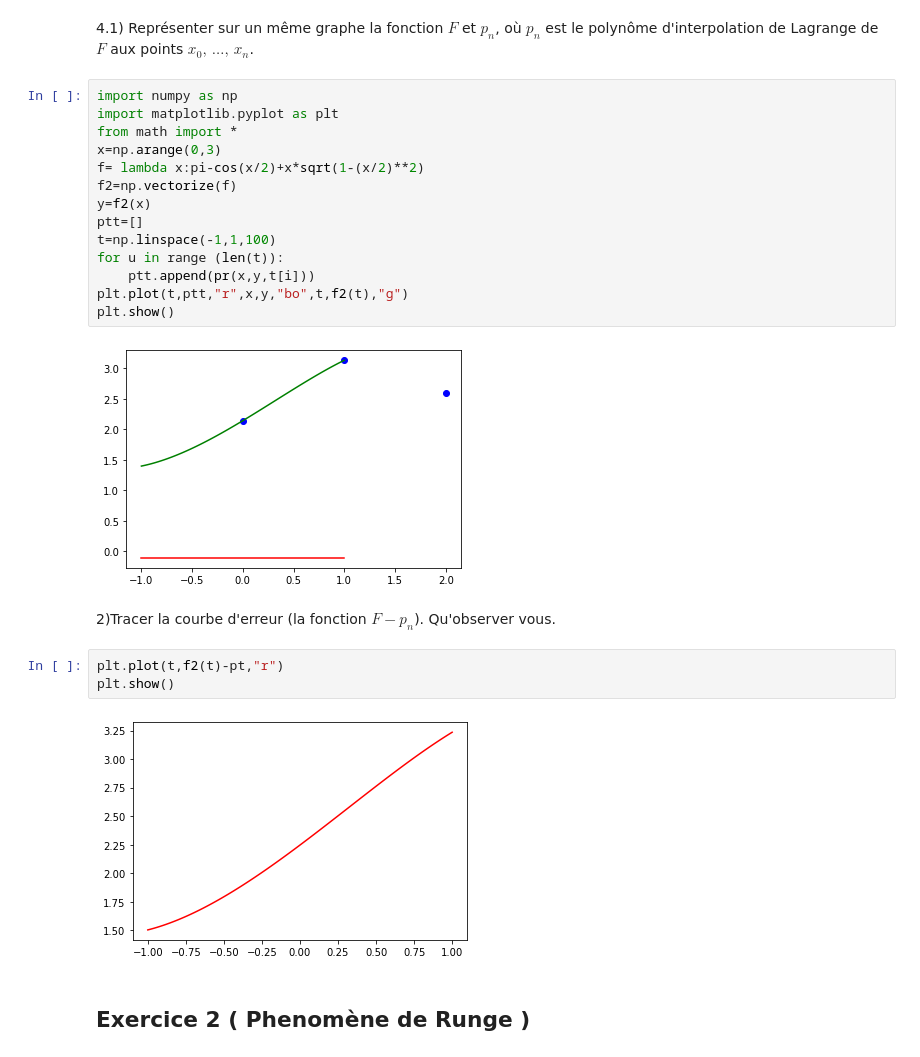
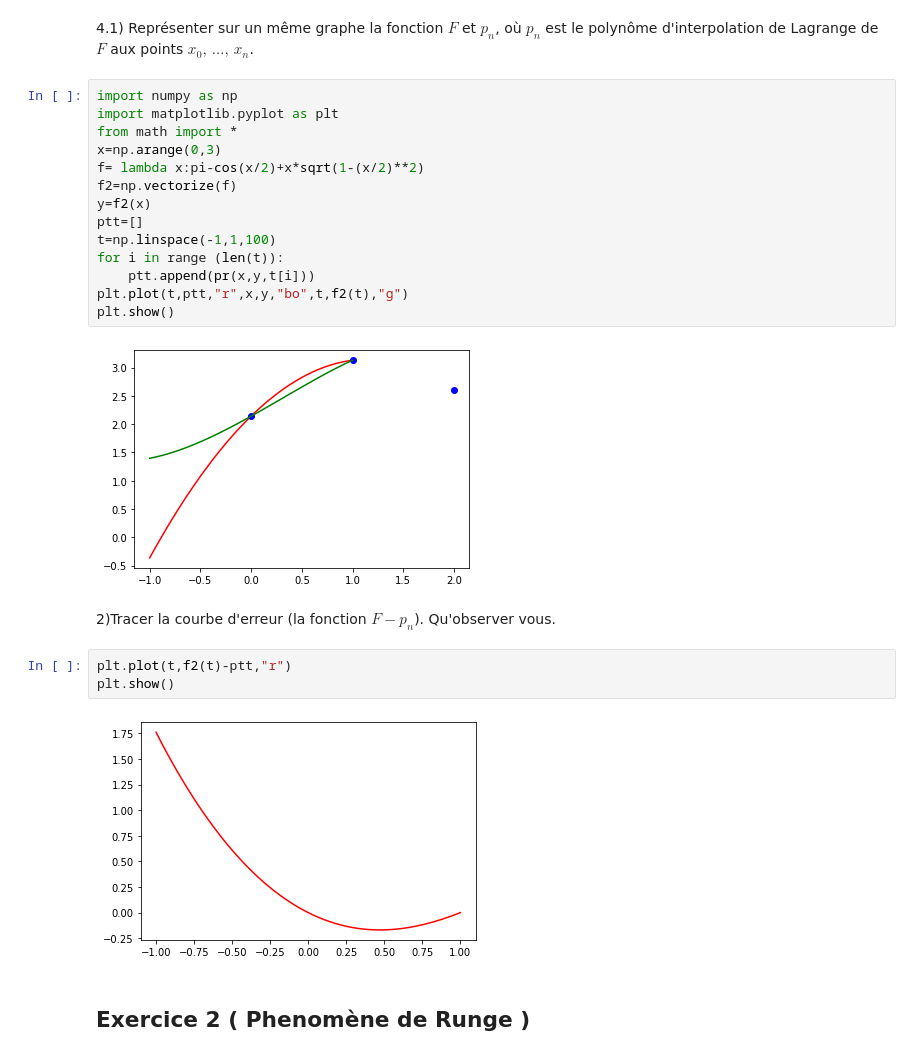
Before and after one commit to rahmafeidi/analyse-numerique, a Jupyter notebook: tp2/tp2-RahmaFeidi-2DNI2.ipynb, the cells around one changed output. Cells and saved outputs as stored; diff of their text form.

```diff
--- a/tp2/tp2-RahmaFeidi-2DNI2.ipynb
+++ b/tp2/tp2-RahmaFeidi-2DNI2.ipynb
@@ -111,20 +111,20 @@ f2=np.vectorize(f)
 y=f2(x)
 ptt=[]
 t=np.linspace(-1,1,100)
-for u in range (len(t)):
+for i in range (len(t)):
     ptt.append(pr(x,y,t[i]))
 plt.plot(t,ptt,"r",x,y,"bo",t,f2(t),"g")
 plt.show()
 # %% [output]
-[figure, old version]
+[figure, new version]
 # %% [markdown]
 2)Tracer la courbe d'erreur  (la
  fonction $F-p_n$). Qu'observer vous.
 # %%
-plt.plot(t,f2(t)-pt,"r")
+plt.plot(t,f2(t)-ptt,"r")
 plt.show()
 # %% [output]
-[figure, old version]
+[figure, new version]
 # %% [markdown]
 ## Exercice 2  ( Phenomène de Runge )
 # %% [markdown]
```
Also changed, not shown: parts of 17 cells of this notebook.
